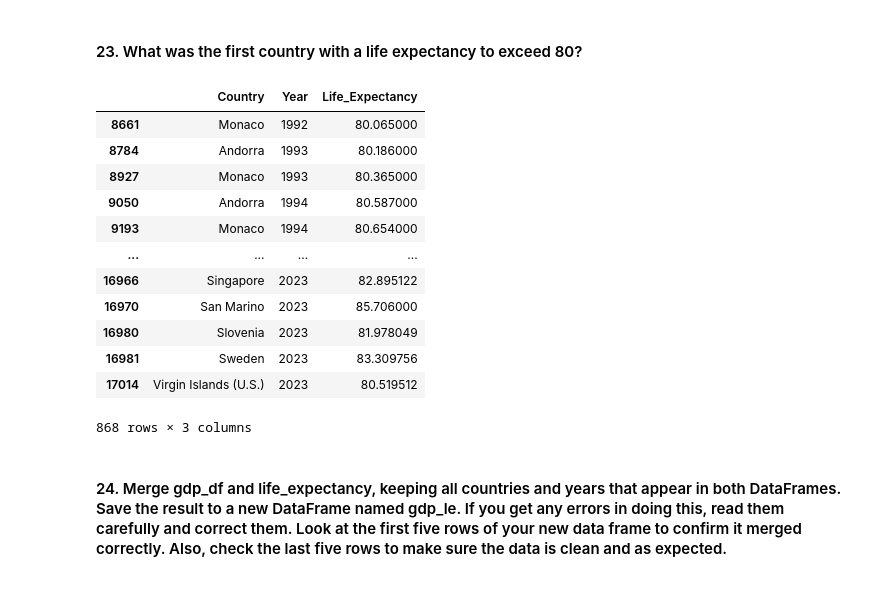
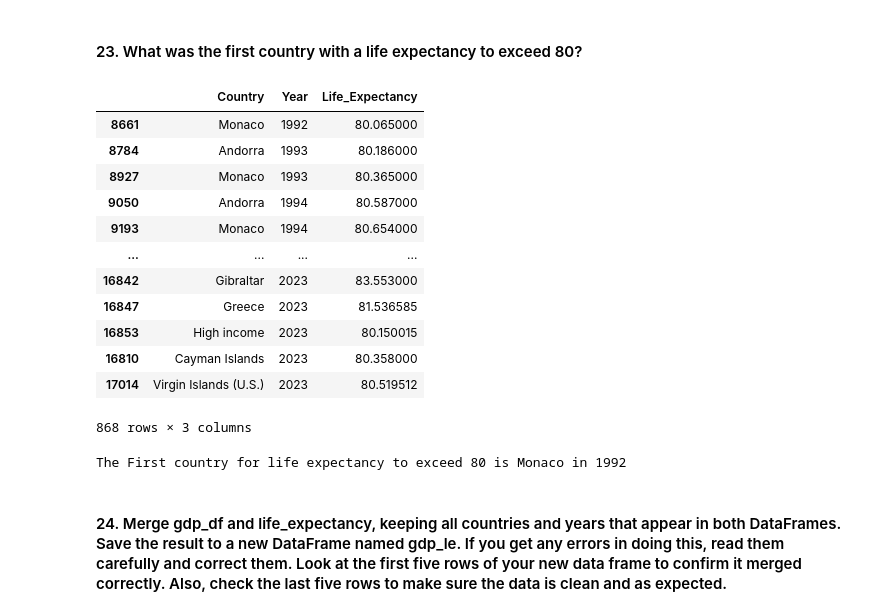
Before and after one commit to nss-data-science-cohort-9/un-exploration-catdgomez, a Jupyter notebook: notebooks/UN_Data_Exploration.ipynb, the cells around one changed output. Saved outputs shown, nothing was run; the diff lists cells and outputs as text; code cells hidden in the pictures.

```diff
--- a/notebooks/UN_Data_Exploration.ipynb
+++ b/notebooks/UN_Data_Exploration.ipynb
@@ -733,5 +767,5 @@ life_expectancy.head(2)
 # %% [markdown]
 #### 22. Drop the Country Code, Indicator Name, and Indicator Code columns. Then use .melt() to convert your data from wide to long. That is, instead of having one row per country and multiple colums per year, we want to have multiple rows per country and a single column for year. After melting, rename the columns to Country, Year, and Life_Expectancy.
 # %%
-life_expectancy = life_expectancy.drop(["Country Code", "Indicator Name", "Indicator Code"], axis=1)
-life_expectancy.head(2)
+#life_expectancy_melt = life_expectancy.drop(["Country Code", "Indicator Name", "Indicator Code", "Unnamed: 69"], axis=1)
+#life_expectancy.head(2)
@@ -761,21 +778,34 @@ life_expectancy_melt
+# %%
+life_expectancy_melt = (life_expectancy.drop(columns = ['Country Code', 'Indicator Name', 'Indicator Code', 'Unnamed: 69']).melt(id_vars = "Country Name", var_name = "Year", value_name = "Life_Expectancy").rename(columns = {"Country Name": "Country"}))
 # %% [markdown]
 #### 23. What was the first country with a life expectancy to exceed 80?
 # %%
-life_expectancy_melt.loc[life_expectancy_melt["Life_Expectancy"] >= 80]#, :
+life_expectancy_melt.loc[life_expectancy_melt["Life_Expectancy"] >= 80].sort_values('Year')#.index[0]
 # %% [output]
 |  | Country | Year | Life_Expectancy |
 | 8661 | Monaco | 1992 | 80.065000 |
 | 8784 | Andorra | 1993 | 80.186000 |
 | 8927 | Monaco | 1993 | 80.365000 |
 | 9050 | Andorra | 1994 | 80.587000 |
 | 9193 | Monaco | 1994 | 80.654000 |
 | ... | ... | ... | ... |
-| 16966 | Singapore | 2023 | 82.895122 |
-| 16970 | San Marino | 2023 | 85.706000 |
-| 16980 | Slovenia | 2023 | 81.978049 |
-| 16981 | Sweden | 2023 | 83.309756 |
+| 16842 | Gibraltar | 2023 | 83.553000 |
+| 16847 | Greece | 2023 | 81.536585 |
+| 16853 | High income | 2023 | 80.150015 |
+| 16810 | Cayman Islands | 2023 | 80.358000 |
 | 17014 | Virgin Islands (U.S.) | 2023 | 80.519512 |
 868 rows × 3 columns
+# %%
+#classmate, Sarah Mulloy's, code: create new dataframe with only rows with life expectancy over 80, and sort it by year
+year_by_expect= life_expectancy_melt.loc[life_expectancy_melt["Life_Expectancy"] >= 80].sort_values(by='Year')
+
+#Filter the country and year info from this dataframe of the first country to achieve 80 life expectancy
+year_by_expect['Year']= year_by_expect['Year'].astype(int) #convert year values to integer to make filtering easier
+ctry_to_80= year_by_expect.nsmallest(1, 'Year', keep='all')['Country'] #pull out smallest, aka first year to reach 80, and pull out the country name from the dataframe
+year_to_80= year_by_expect.nsmallest(1, 'Year', keep='all')['Year']
+print(f'The First country for life expectancy to exceed 80 is {ctry_to_80.values[0]} in {year_to_80.values[0]}')
+# %% [output]
+The First country for life expectancy to exceed 80 is Monaco in 1992
 # %% [markdown]
 #### 24. Merge gdp_df and life_expectancy, keeping all countries and years that appear in both DataFrames. Save the result to a new DataFrame named gdp_le. If you get any errors in doing this, read them carefully and correct them. Look at the first five rows of your new data frame to confirm it merged correctly. Also, check the last five rows to make sure the data is clean and as expected.
 # %%
```
Also changed, not shown: parts of 34 cells of this notebook.
